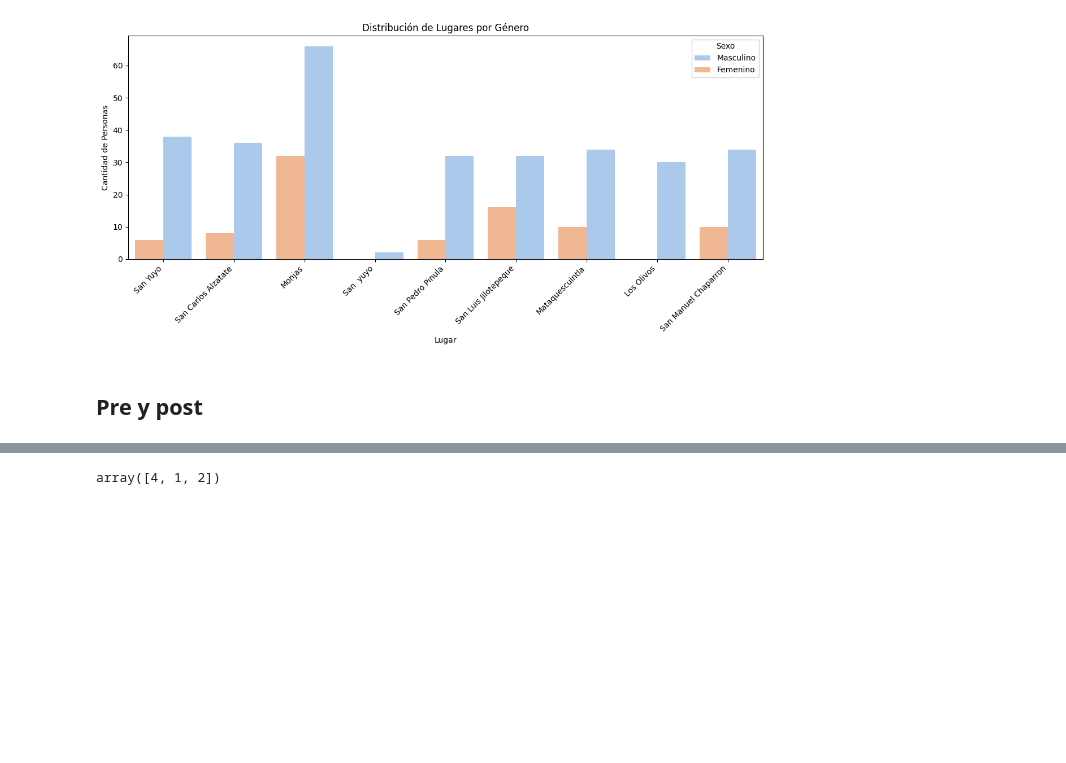
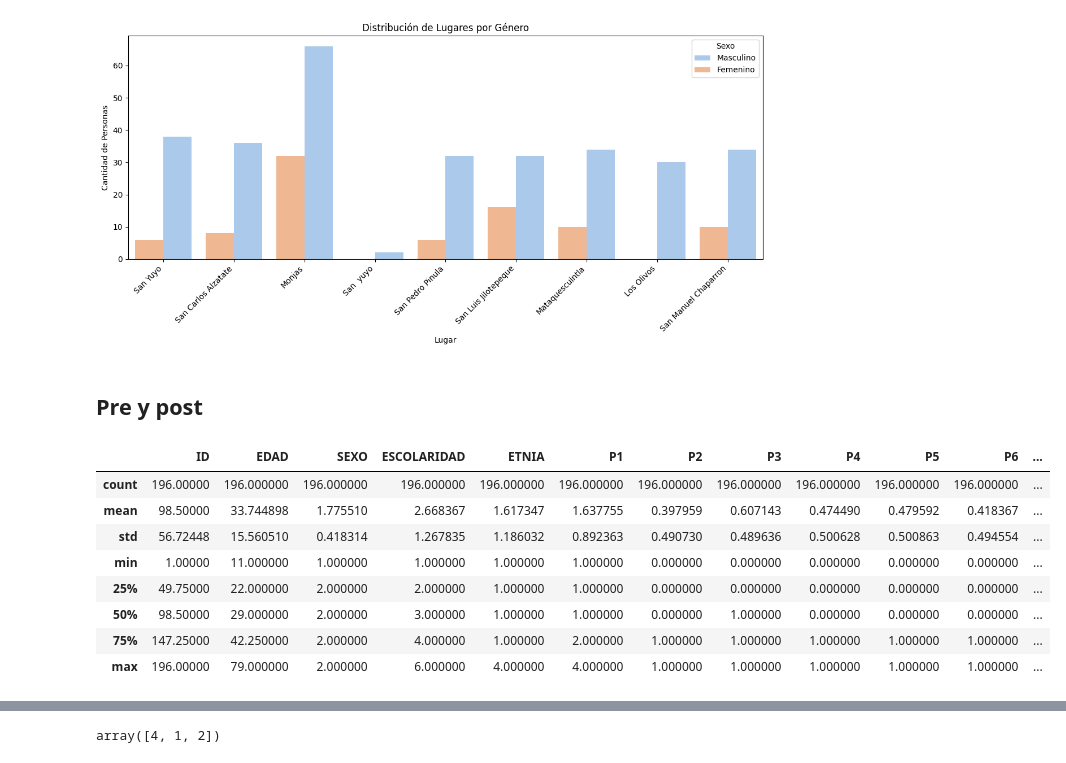
Before and after one commit to rodrigohernandezm/EDA_Tesis, a Jupyter notebook: EDA.ipynb, the cells around one changed output, grey strips where cells are left out. Saved outputs shown, nothing was run; the diff lists cells and outputs as text; code cells hidden in the pictures; blank space fills up the shorter version.

```diff
--- a/EDA.ipynb
+++ b/EDA.ipynb
@@ -509,0 +515,12 @@ resultados_total['resultado_final']= resultados_total[['P1','P2','P3','P4','P5',
+# %%
+resultados_total[resultados_total["estado"] == "pre"].describe()
+# %% [output]
+|  | ID | EDAD | SEXO | ESCOLARIDAD | ETNIA | P1 | P2 | P3 | P4 | P5 | P6 | ... |
+| count | 196.00000 | 196.000000 | 196.000000 | 196.000000 | 196.000000 | 196.000000 | 196.000000 | 196.000000 | 196.000000 | 196.000000 | 196.000000 | ... |
+| mean | 98.50000 | 33.744898 | 1.775510 | 2.668367 | 1.617347 | 1.637755 | 0.397959 | 0.607143 | 0.474490 | 0.479592 | 0.418367 | ... |
+| std | 56.72448 | 15.560510 | 0.418314 | 1.267835 | 1.186032 | 0.892363 | 0.490730 | 0.489636 | 0.500628 | 0.500863 | 0.494554 | ... |
+| min | 1.00000 | 11.000000 | 1.000000 | 1.000000 | 1.000000 | 1.000000 | 0.000000 | 0.000000 | 0.000000 | 0.000000 | 0.000000 | ... |
+| 25% | 49.75000 | 22.000000 | 2.000000 | 2.000000 | 1.000000 | 1.000000 | 0.000000 | 0.000000 | 0.000000 | 0.000000 | 0.000000 | ... |
+| 50% | 98.50000 | 29.000000 | 2.000000 | 3.000000 | 1.000000 | 1.000000 | 0.000000 | 1.000000 | 0.000000 | 0.000000 | 0.000000 | ... |
+| 75% | 147.25000 | 42.250000 | 2.000000 | 4.000000 | 1.000000 | 2.000000 | 1.000000 | 1.000000 | 1.000000 | 1.000000 | 1.000000 | ... |
+| max | 196.00000 | 79.000000 | 2.000000 | 6.000000 | 4.000000 | 4.000000 | 1.000000 | 1.000000 | 1.000000 | 1.000000 | 1.000000 | ... |
```
Also changed, not shown: parts of 19 cells of this notebook, 4 other files.
